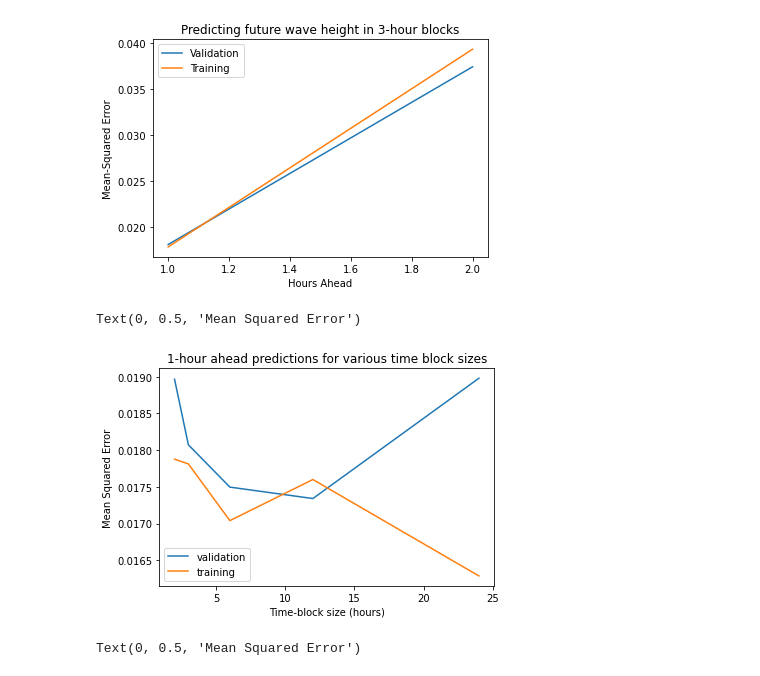
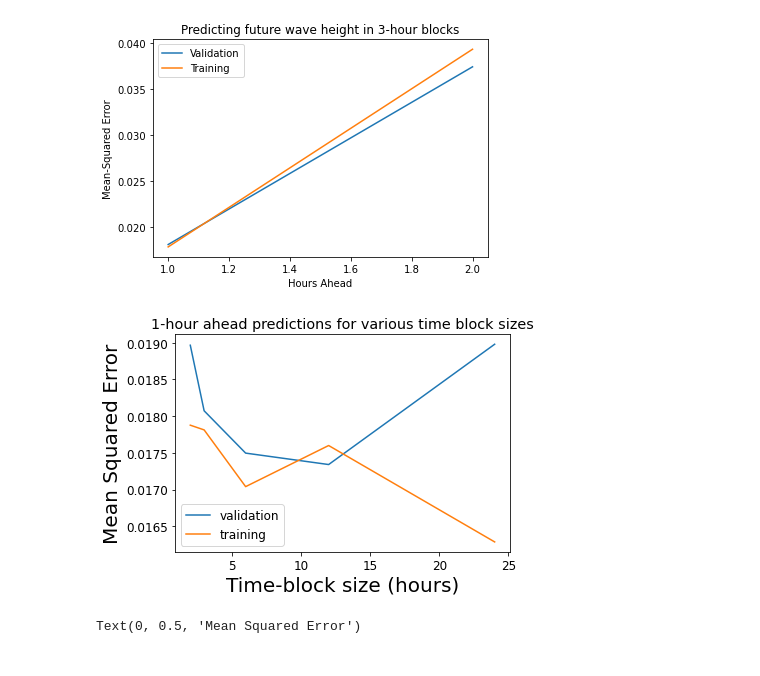
Before and after one commit to daltHub/machine_learning_project, a Jupyter notebook: time_series_regression.ipynb, the cells around one changed output. Saved outputs shown, nothing was run; the diff lists cells and outputs as text; code cells hidden in the pictures.

```diff
--- a/time_series_regression.ipynb
+++ b/time_series_regression.ipynb
@@ -273,4 +276,5 @@ plt.xlabel('Hours Ahead')
 plt.ylabel('Mean-Squared Error')
 plt.title('Predicting future wave height in 24-hour blocks')
 plt.legend()
+plt.rc('font', size=12)
 # %% [output]
@@ -322,4 +325,5 @@ plt.xlabel('Hours Ahead')
 plt.ylabel('Mean-Squared Error')
 plt.title('Predicting future wave height in 12-hour blocks')
 plt.legend()
+plt.rc('font', size=12)
 # %% [output]
@@ -417,19 +420,19 @@ mse2_1_train = mtr.calculate_mse(pred = preds2_1_train, true = Y2_1_train)
 # %%
 # 1 step predictions
 block_size = [24,12,6,3,2]
 mse = [mse24_1,mse12_1,mse6_1,mse3_1,mse2_1]
 mse_train = [mse24_1_train,mse12_1_train,mse6_1_train,mse3_1_train,mse2_1_train]
 
 plt.figure("1 hour predictions")
 plt.plot(block_size, mse, label = 'validation')
 plt.plot(block_size, mse_train, label = 'training')
 plt.legend()
 plt.title('1-hour ahead predictions for various time block sizes')
 plt.xlabel('Time-block size (hours)')
 plt.ylabel('Mean Squared Error')
+plt.rc('font', size=12)
 # %% [output]
-Text(0, 0.5, 'Mean Squared Error')
-[figure, old version]
+[figure, new version]
 # %%
 # 2 step predictions
 block_size = [24,12,6,3]
```
Also changed, not shown: parts of 8 cells of this notebook, 1 other file.
